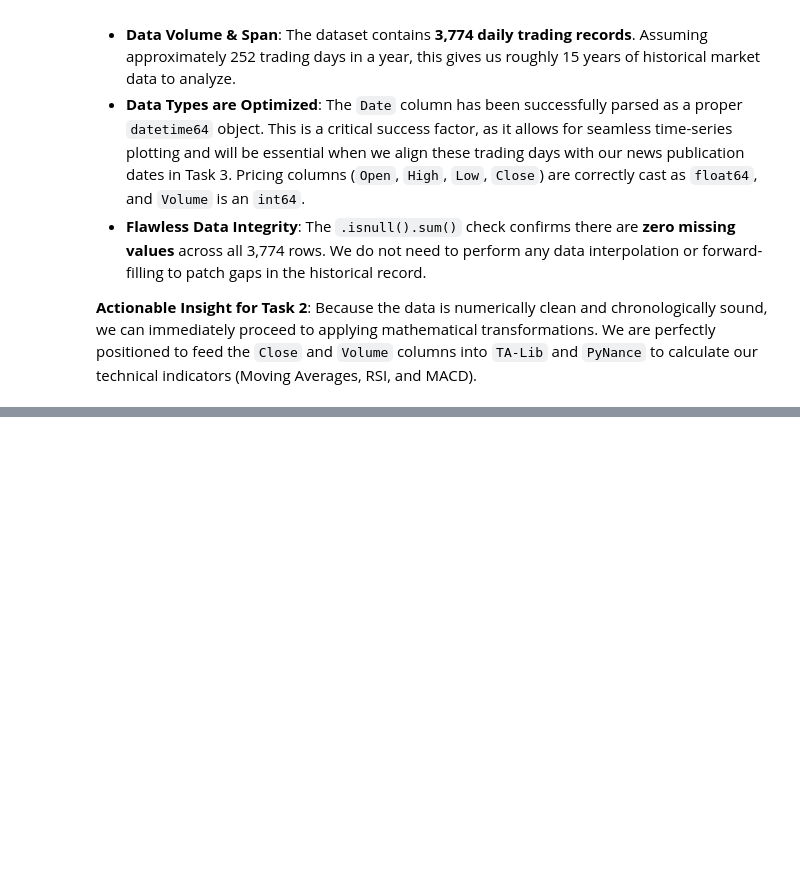
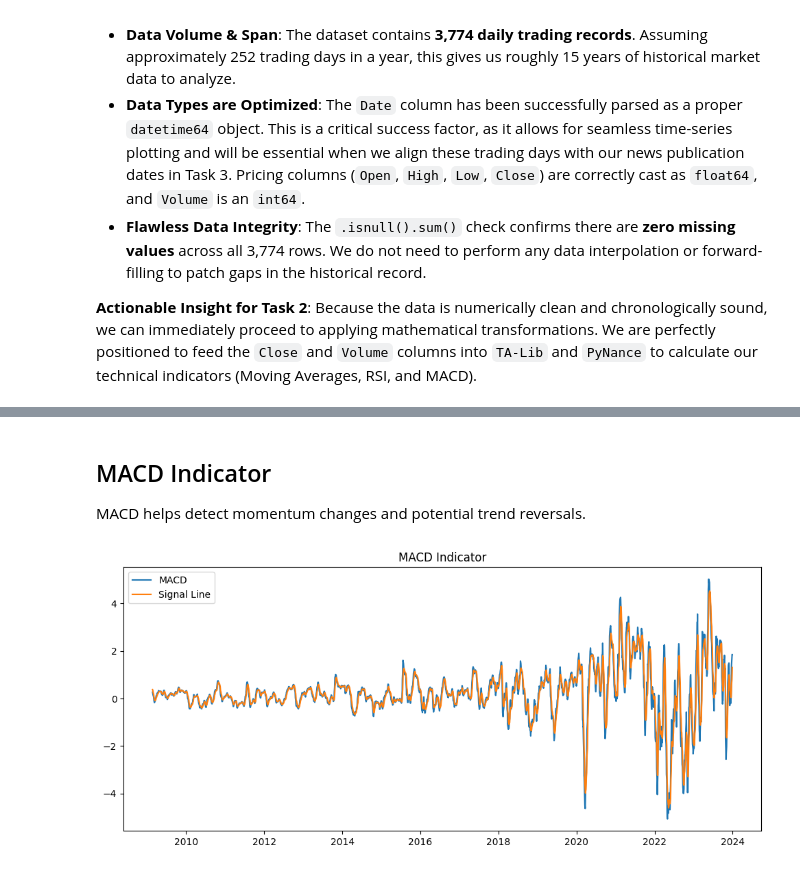
Before and after one commit to tsi122124/nova-financial-analysis, a Jupyter notebook: notebooks/task2_google_analysis.ipynb, the cells around one changed output, grey strips where cells are left out. Saved outputs shown, nothing was run; the diff lists cells and outputs as text; code cells hidden in the pictures; blank space fills up the shorter version.

```diff
--- a/notebooks/task2_google_analysis.ipynb
+++ b/notebooks/task2_google_analysis.ipynb
@@ -243,0 +228,13 @@ We have successfully computed the daily `Returns` metric, which serves as the ul
+# %% [markdown]
+## MACD Indicator
+
+MACD helps detect momentum changes and potential trend reversals.
+# %%
+plt.figure(figsize=(12,5))
+plt.plot(df["Date"], df["MACD"], label="MACD")
+plt.plot(df["Date"], df["MACD_signal"], label="Signal Line")
+plt.legend()
+plt.title("MACD Indicator")
+plt.show()
+# %% [output]
+[figure, added]
```
Also changed, not shown: parts of 38 cells of this notebook, 1 other file.
